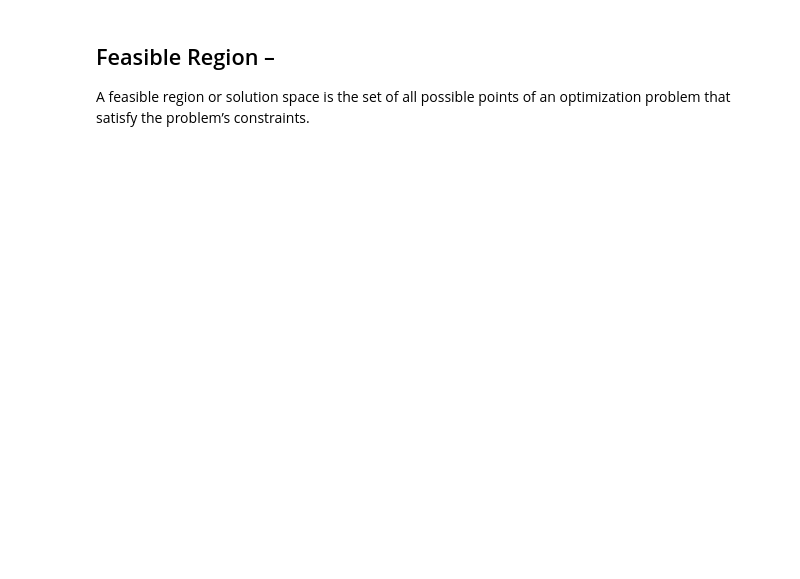
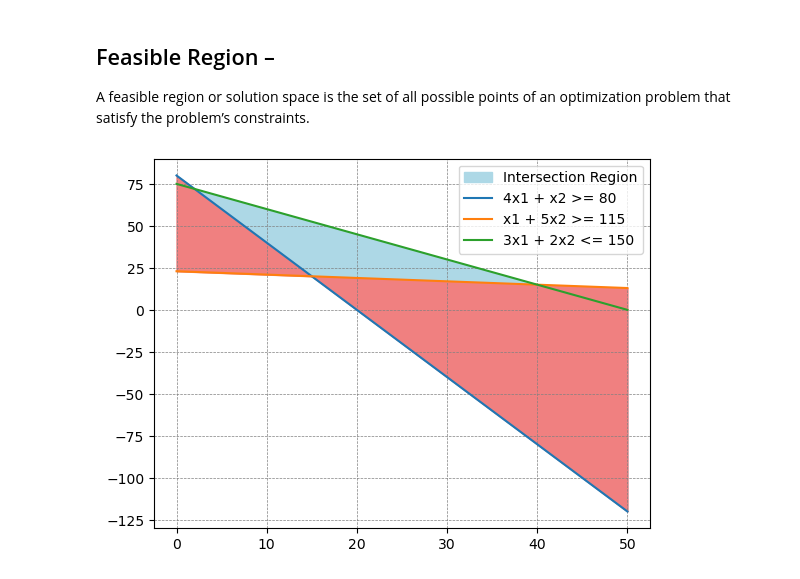
Before and after one commit to pmama/optimization, a Jupyter notebook: LinearProgrammingDiet.ipynb, the cells around one changed output. Drawn from its saved outputs; the diff is of its cells as text; code cells hidden in the pictures; blank space fills up the shorter version.

```diff
--- a/LinearProgrammingDiet.ipynb
+++ b/LinearProgrammingDiet.ipynb
@@ -230,3 +200,31 @@ For required diet, i.e to minimize the amount of vitA, 15 packets of P and 20 pa
 # %% [markdown]
 ## Feasible Region  –
 A feasible region or solution space is the set of all possible points of an optimization problem that satisfy the problem’s constraints.
+# %%
+import matplotlib.pyplot as plt
+
+def equation1(x):
+    return 80 - 4*x
+def equation2(x):
+    return (115 - x) / 5
+def  equation3(x):
+    return (150 - 3*x) / 2
+
+x_values = np.linspace(0, 50, 100)
+
+y_values1 = equation1(x_values)
+y_values2 = equation2(x_values)
+y_values3 = equation3(x_values)
+
+
+plt.fill_between(x_values, y_values1, y_values3, color='lightblue', label='Intersection Region', where=np.logical_or(y_values3 >= y_values1, y_values3 <= y_values2))
+plt.fill_between(x_values, y_values1, y_values2, color= 'lightcoral', where=np.logical_or(y_values2 >= y_values1, y_values2 <= y_values3))
+
+plt.plot(x_values, y_values1, label='4x1 + x2 >= 80')
+plt.plot(x_values, y_values2, label='x1 + 5x2 >= 115')
+plt.plot(x_values, y_values3, label='3x1 + 2x2 <= 150')
+plt.grid(color = 'gray', linestyle = '--', linewidth = 0.5)
+plt.legend()
+plt.show()
+# %% [output]
+[figure, added]
```
Also changed, not shown: parts of 2 cells of this notebook.
